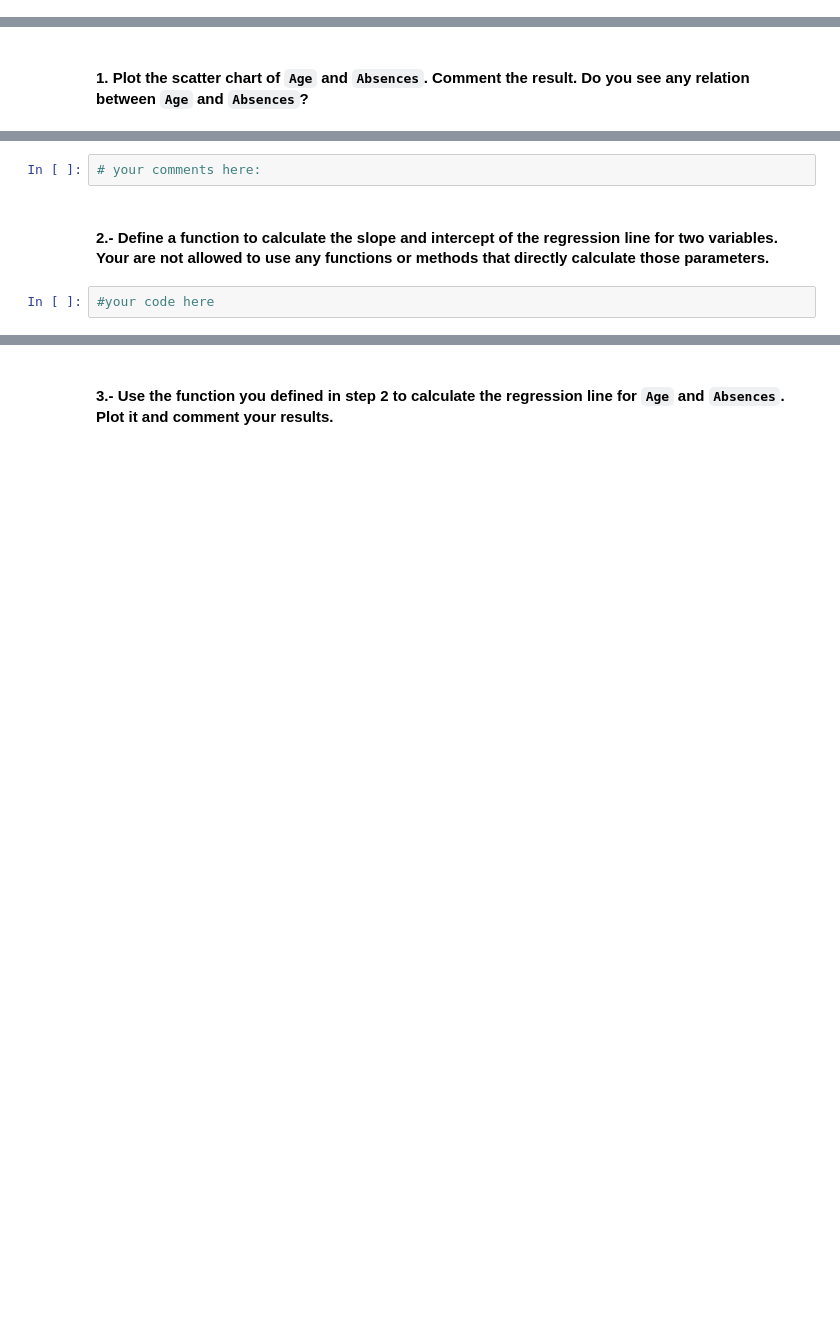
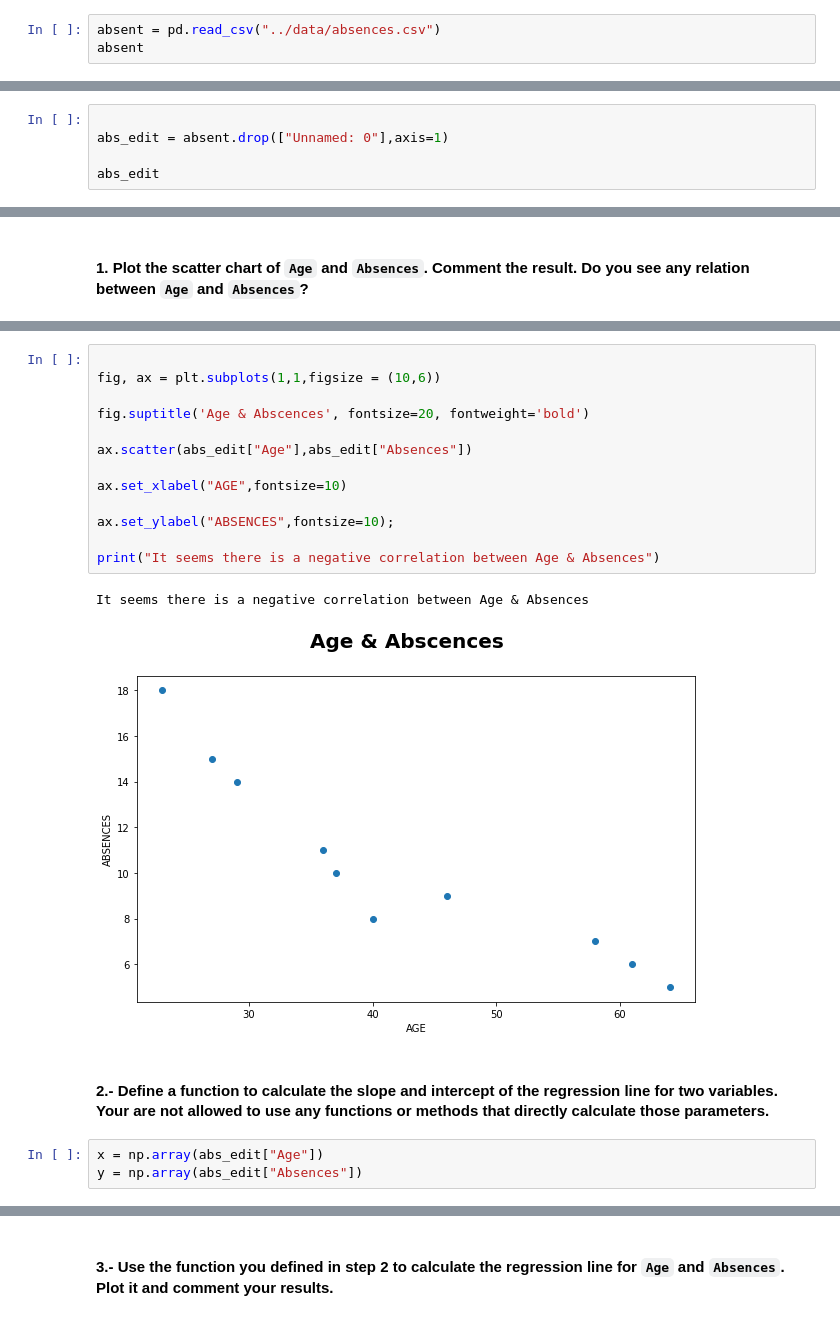
Before and after one commit to ta-data-remote/lab-linear-regression-correlation, a Jupyter notebook: your-code/main.ipynb, the cells around one changed output, grey strips where cells are left out. Drawn from its saved outputs; the diff is of its cells as text; blank space fills up the shorter version.

```diff
--- a/your-code/main.ipynb
+++ b/your-code/main.ipynb
@@ -25,0 +34,3 @@ Import the necessary libraries to complete the lab here:
+# %%
+absent = pd.read_csv("../data/absences.csv")
+absent
@@ -25,0 +49,5 @@ Import the necessary libraries to complete the lab here:
+# %%
+
+abs_edit = absent.drop(["Unnamed: 0"],axis=1)
+
+abs_edit
@@ -32,6 +68,21 @@ Import the necessary libraries to complete the lab here:
-# %%
-# your comments here:
+# %%
+
+fig, ax = plt.subplots(1,1,figsize = (10,6))
+
+fig.suptitle('Age & Abscences', fontsize=20, fontweight='bold')
+
+ax.scatter(abs_edit["Age"],abs_edit["Absences"])
+
+ax.set_xlabel("AGE",fontsize=10)
+
+ax.set_ylabel("ABSENCES",fontsize=10);
+
+print("It seems there is a negative correlation between Age & Absences")
+# %% [output]
+It seems there is a negative correlation between Age & Absences
+[figure, added]
 # %% [markdown]
 #### 2.- Define a function to calculate the slope and intercept of the regression line for two variables. Your are not allowed to use any functions or methods that directly calculate those parameters.
-# %%
-#your code here
+# %%
+x = np.array(abs_edit["Age"])
+y = np.array(abs_edit["Absences"])
```
Also changed, not shown: parts of 30 cells of this notebook.
